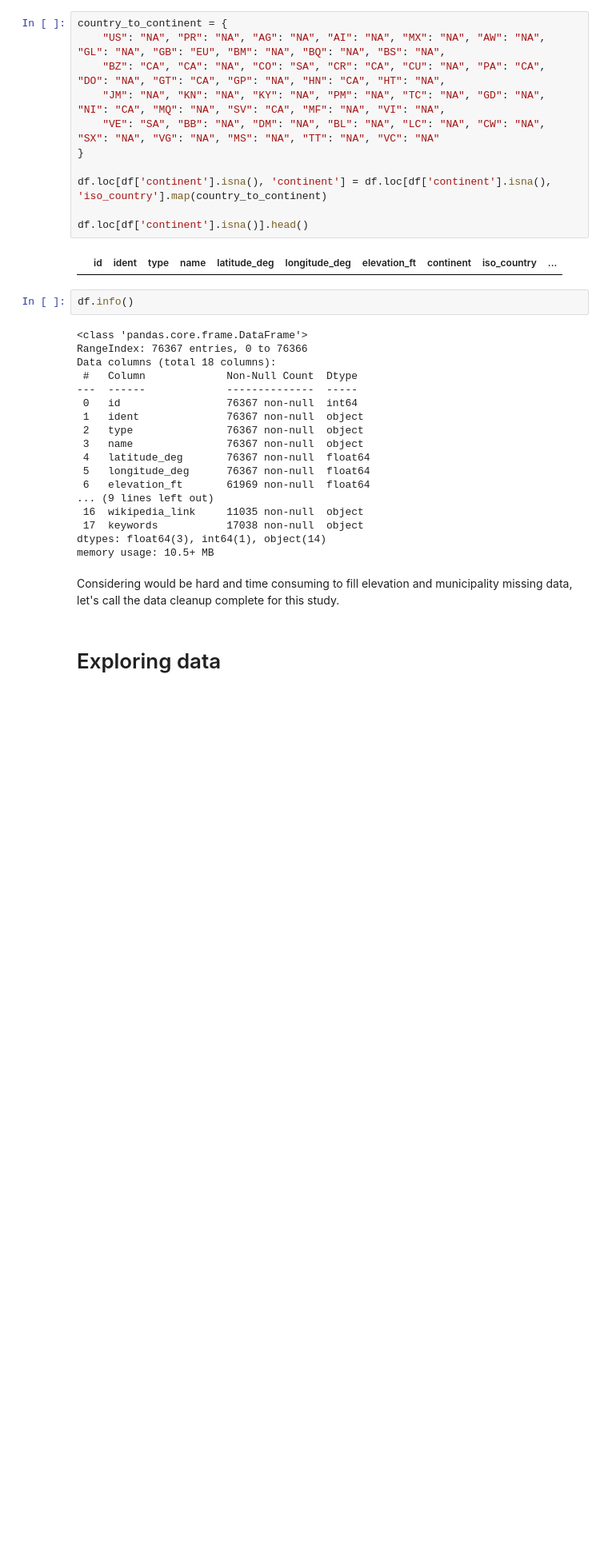
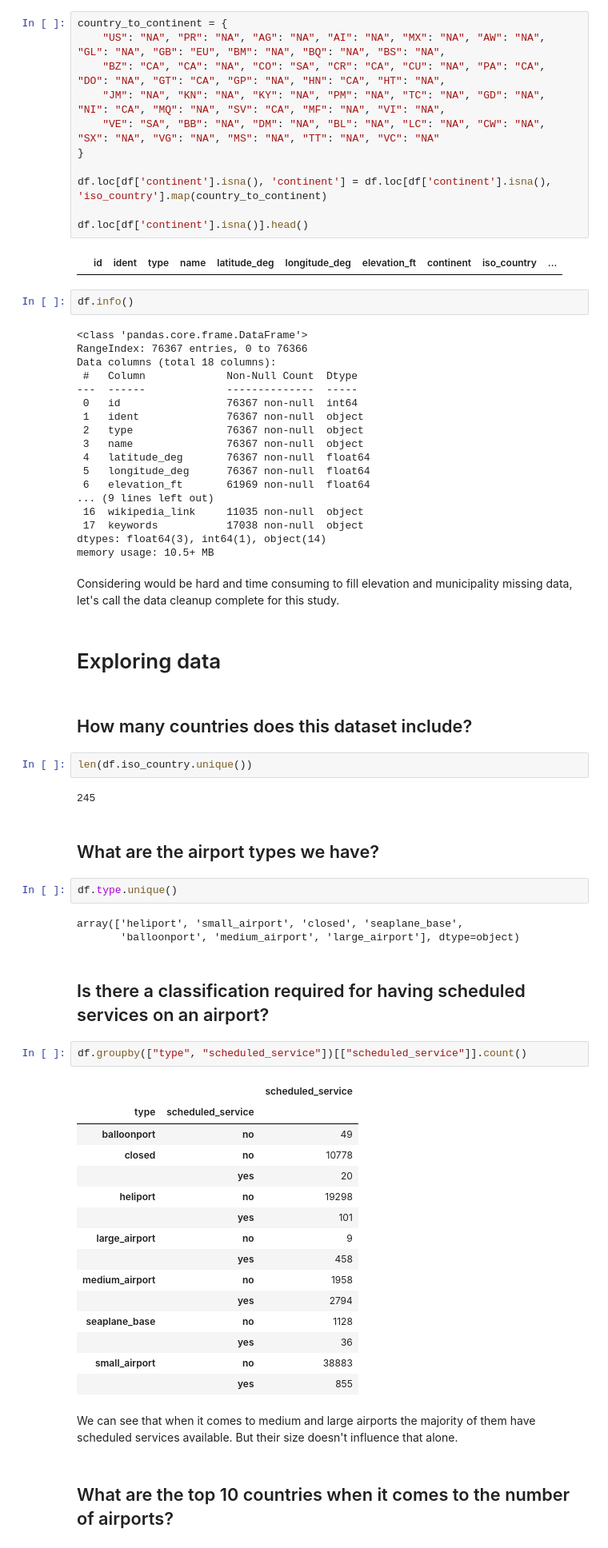
Before and after one commit to fernandowolff/worldwide-airports-dataset-analysis, a Jupyter notebook: worldwide-airports-analysis.ipynb, the cells around one changed output. Shown at 80% size. Cells and saved outputs as stored; diff of their text form; blank space fills up the shorter version.

```diff
--- a/worldwide-airports-analysis.ipynb
+++ b/worldwide-airports-analysis.ipynb
@@ -258,3 +258,40 @@ memory usage: 10.5+ MB
 Considering would be hard and time consuming to fill elevation and municipality missing data, let's call the data cleanup complete for this study.
 # %% [markdown]
 # Exploring data
+# %% [markdown]
+## How many countries does this dataset include?
+# %%
+len(df.iso_country.unique())
+# %% [output]
+245
+# %% [markdown]
+## What are the airport types we have?
+# %%
+df.type.unique()
+# %% [output]
+array(['heliport', 'small_airport', 'closed', 'seaplane_base',
+       'balloonport', 'medium_airport', 'large_airport'], dtype=object)
+# %% [markdown]
+## Is there a classification required for having scheduled services on an airport?
+# %%
+df.groupby(["type", "scheduled_service"])[["scheduled_service"]].count()
+# %% [output]
+|  |  | scheduled_service |
+| type | scheduled_service |  |
+| balloonport | no | 49 |
+| closed | no | 10778 |
+|  | yes | 20 |
+| heliport | no | 19298 |
+|  | yes | 101 |
+| large_airport | no | 9 |
+|  | yes | 458 |
+| medium_airport | no | 1958 |
+|  | yes | 2794 |
+| seaplane_base | no | 1128 |
+|  | yes | 36 |
+| small_airport | no | 38883 |
+|  | yes | 855 |
+# %% [markdown]
+We can see that when it comes to medium and large airports the majority of them have scheduled services available. But their size doesn't influence that alone.
+# %% [markdown]
+## What are the top 10 countries when it comes to the number of airports?
```
Also changed, not shown: parts of 15 cells of this notebook.
